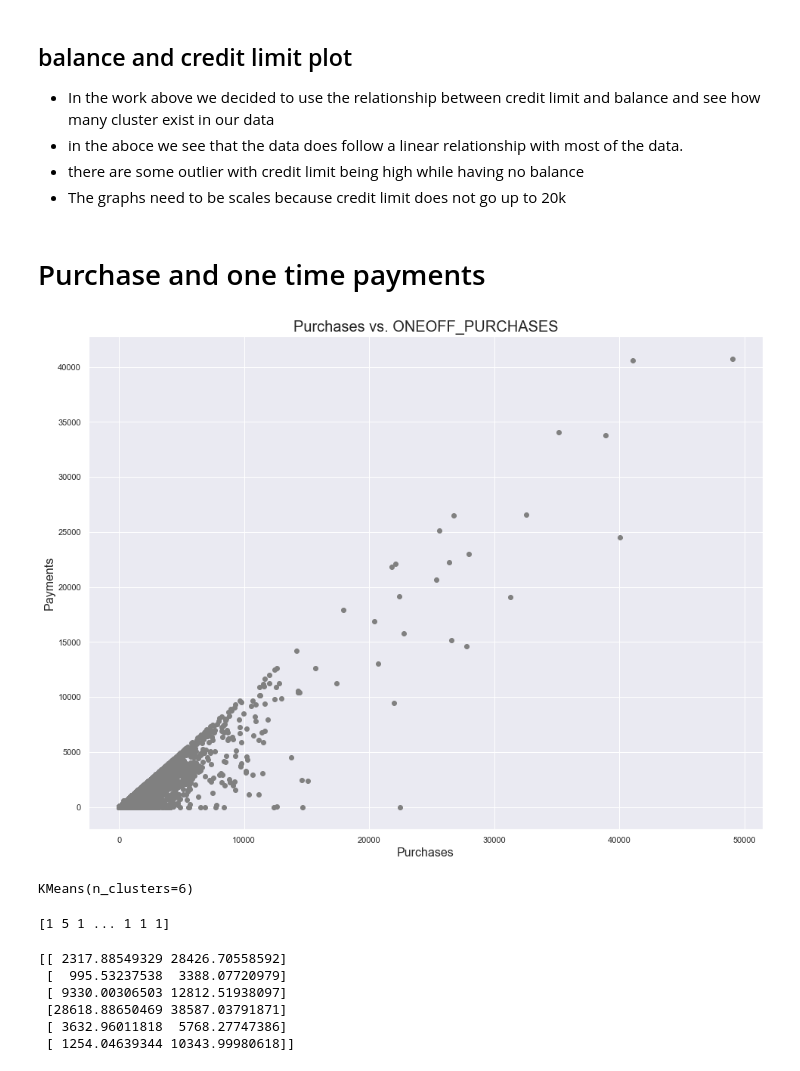
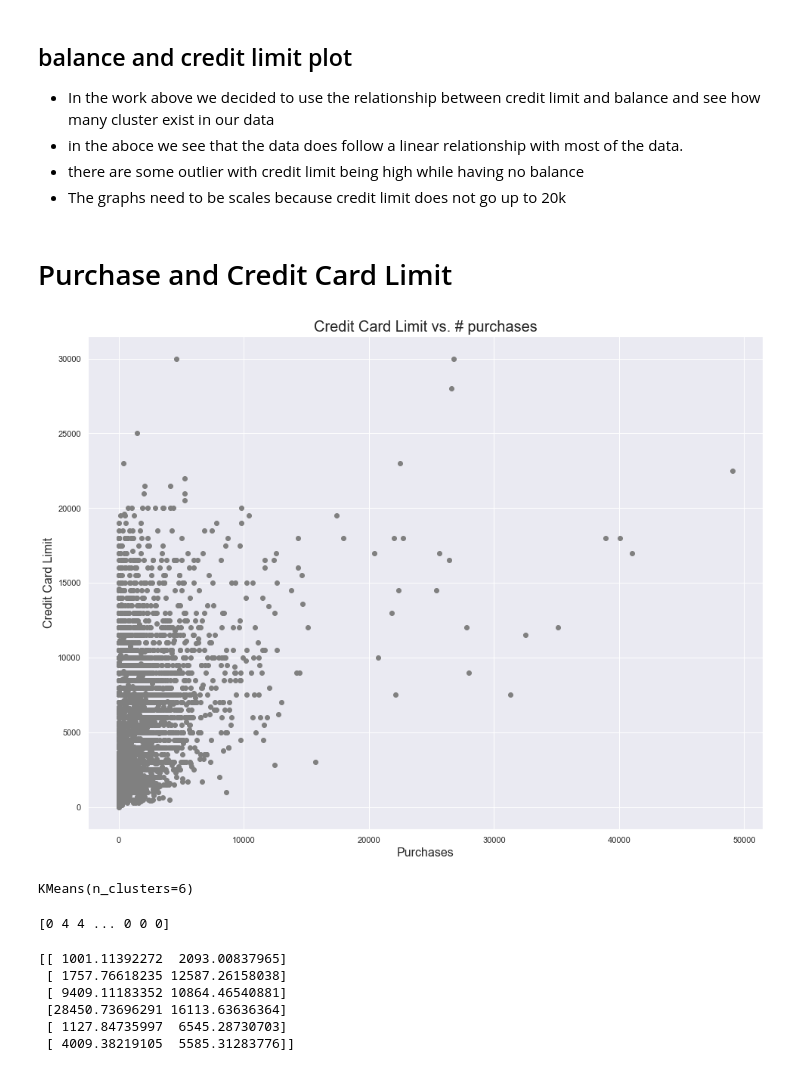
Before and after one commit to Jruz9/customer-targeting-using-cerdit-card-data, a Jupyter notebook: customerTargetingUsingCreditCardData.ipynb, the cells around one changed output. Cells and saved outputs as stored; diff of their text form; code cells hidden in the pictures.

Commit message:
Changes second cluster for purchase vs card limit

```diff
--- a/customerTargetingUsingCreditCardData.ipynb
+++ b/customerTargetingUsingCreditCardData.ipynb
@@ -198,7 +199,7 @@ plt.show()
 - there are some outlier with credit limit being high while having no balance
 -  The graphs need to be scales because credit limit does not go up to 20k
 # %% [markdown]
-# Purchase and one time payments
+# Purchase and Credit Card Limit
 # %%
 # purchases and payment combination:
 
@@ -206,11 +207,11 @@ purchaseAndPayments=secondDataset[["PURCHASES","ONEOFFPURCHASESFREQUENCY"]]
 # %%
 plt.figure(figsize = (16, 12))
-plt.title("Purchases vs. ONEOFF_PURCHASES", fontsize = 20)
-plt.scatter(secondDataset["PURCHASES"], secondDataset["ONEOFF_PURCHASES"], color = "grey")
+plt.title("Credit Card Limit vs. # purchases", fontsize = 20)
+plt.scatter(secondDataset["PURCHASES"], secondDataset["CREDIT_LIMIT"], color = "grey")
 plt.xlabel("Purchases", fontsize = 16)
-plt.ylabel("ONEOFF PURCHASES", fontsize = 16)
+plt.ylabel("Credit Card Limit", fontsize = 16)
 plt.show()
 # %% [output]
-[figure, old version]
+[figure, new version]
 # %%
 # Scaling and  fit transformation
@@ -226,22 +227,22 @@ KMeans(n_clusters=6)
 # %%
 #Labels:
 
-purchaseAndPaymentsLabels = purchaseAndPaymentModel.labels_
-print(purchaseAndPaymentsLabels)
+purchaseAndCreditCardLimitLabels = purchaseAndCreditCardLimitModel.labels_
+print(purchaseAndCreditCardLimitLabels)
 # %% [output]
-[1 5 1 ... 1 1 1]
+[0 4 4 ... 0 0 0]
 # %%
 # centers
 
-purchaseAndPaymentsCenter = purchaseAndPaymentModel.cluster_centers_
-purchaseAndPaymentsCenters_Transformed = scaler.inverse_transform(centers)
-print(scaler.inverse_transform(purchaseAndPaymentsCenter))
+purchaseAndCreditCardLimitCenter = purchaseAndCreditCardLimitModel.cluster_centers_
+purchaseAndCreditCardLimitCenters_Transformed = scaler.inverse_transform(purchaseAndCreditCardLimitCenter)
+print(scaler.inverse_transform(purchaseAndCreditCardLimitCenter))
 # %% [output]
-[[ 2317.88549329 28426.70558592]
- [  995.53237538  3388.07720979]
- [ 9330.00306503 12812.51938097]
- [28618.88650469 38587.03791871]
- [ 3632.96011818  5768.27747386]
- [ 1254.04639344 10343.99980618]]
+[[ 1001.11392272  2093.00837965]
+ [ 1757.76618235 12587.26158038]
+ [ 9409.11183352 10864.46540881]
+ [28450.73696291 16113.63636364]
+ [ 1127.84735997  6545.28730703]
+ [ 4009.38219105  5585.31283776]]
 # %%
 plt.figure(figsize = (16, 12))
```
Also changed, not shown: parts of 6 cells of this notebook.
